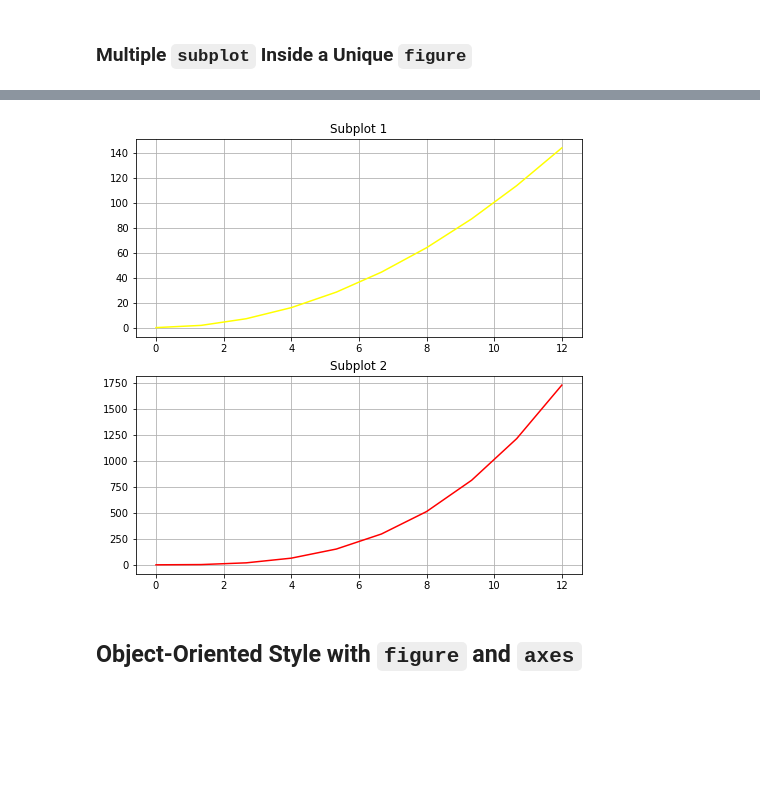
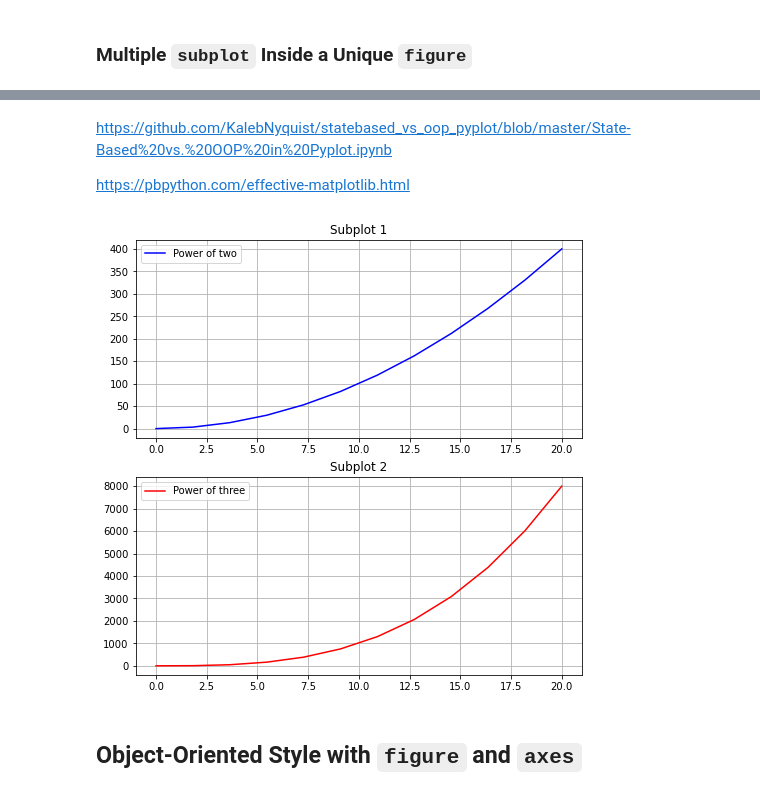
Before and after one commit to implse/Introduction_to_Matplotlib, a Jupyter notebook: Introduction_To_Matplotlib.ipynb, the cells around one changed output, grey strips where cells are left out. Saved outputs shown, nothing was run; the diff lists cells and outputs as text; code cells hidden in the pictures; blank space fills up the shorter version.

```diff
--- a/Introduction_To_Matplotlib.ipynb
+++ b/Introduction_To_Matplotlib.ipynb
@@ -100,5 +104,9 @@ plt.show()
 # %%
-x = np.linspace(0, 12, 10)
-print(x)
-y = x**2
-print(y)
+# create an evenly spaced numpy array x [start, stop, num]
+x = np.linspace(0, 20, 12)
+
+# return an numpy array x square
+power_of_two = x**2
+
+# return an numpy array x cubic
+power_of_three = x**3
@@ -121,16 +133,23 @@ plt.show()
+# %% [markdown]
+https://github.com/KalebNyquist/statebased_vs_oop_pyplot/blob/master/State-Based%20vs.%20OOP%20in%20Pyplot.ipynb
+
+
+https://pbpython.com/effective-matplotlib.html
 # %%
 plt.figure(figsize=(8, 8))
-plt.subplot(211) # (row, col, select)
-plt.plot(x, y, c="yellow")
+plt.subplot(2, 1, 1) # (row, col, select)
+plt.plot(x, power_of_two, c="blue", label="Power of two")
+plt.legend()
 plt.title("Subplot 1")
 plt.grid(True)
-plt.subplot(212)
-plt.plot(x, x**3, c="red")
+plt.subplot(2, 1, 2)
+plt.plot(x, power_of_three, c="red", label="Power of three")
+plt.legend()
 plt.title("Subplot 2")
 plt.grid(True)
 plt.show()
 # %% [output]
-[figure, old version]
+[figure, new version]
 # %% [markdown]
 ## Object-Oriented Style with `figure` and `axes`
 # %% [markdown]
```
Also changed, not shown: parts of 15 cells of this notebook.
